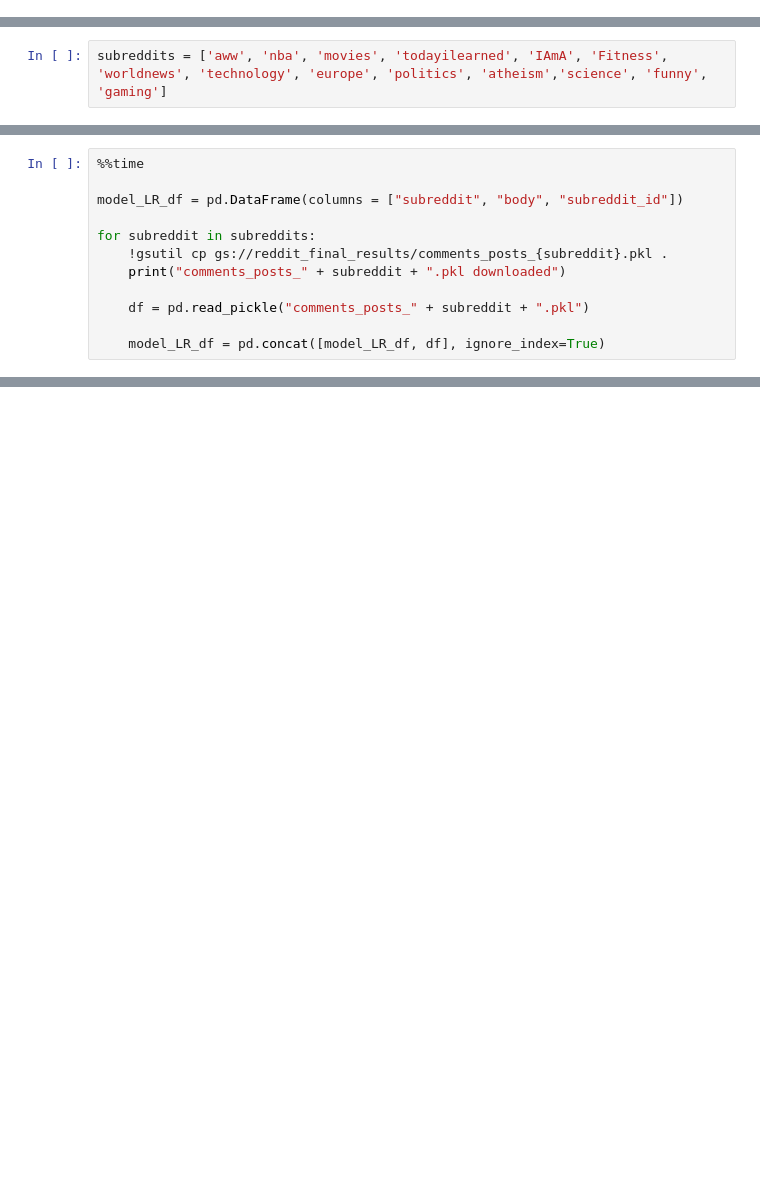
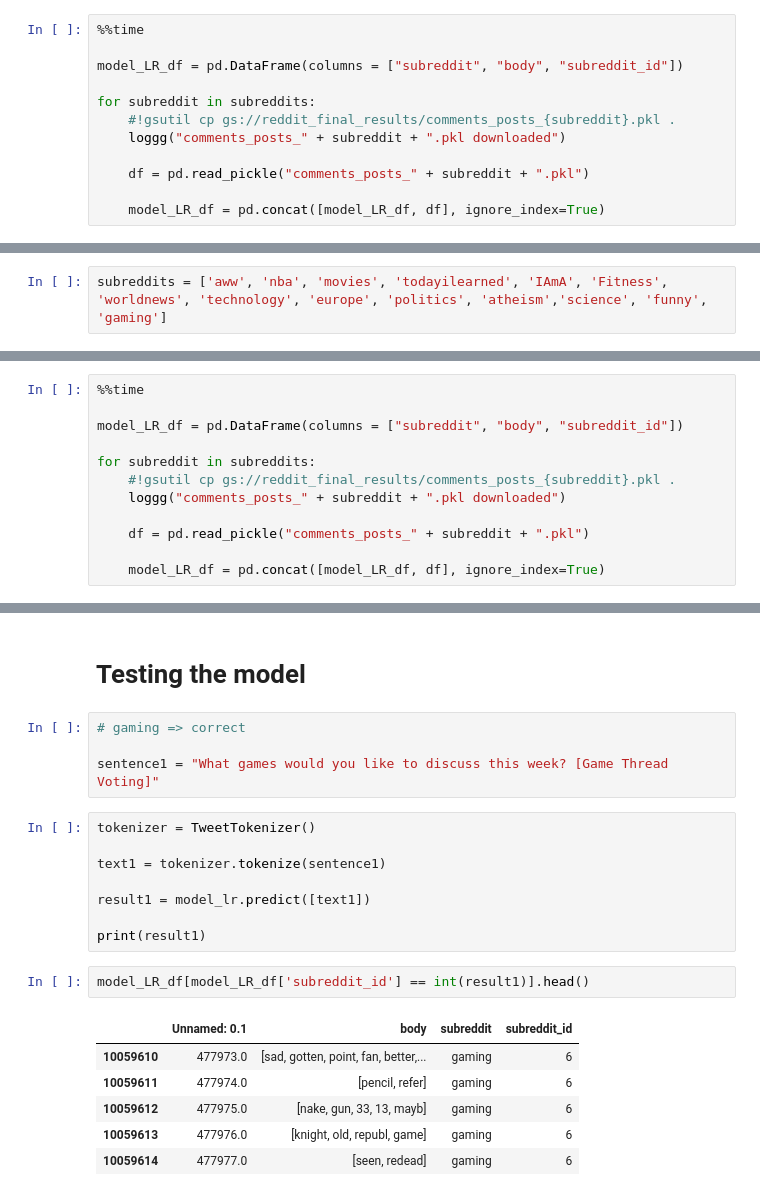
Before and after one commit to galligiuly/TFM-Which-subreddit-best-fits-my-post, a Jupyter notebook: 05_final_modelling/07.1_modelling_LRC_TFIDF.ipynb, the cells around one changed output, grey strips where cells are left out. Cells and saved outputs as stored; diff of their text form; blank space fills up the shorter version.

Commit message:
modifications on actuals models

```diff
--- a/05_final_modelling/07.1_modelling_LRC_TFIDF.ipynb
+++ b/05_final_modelling/07.1_modelling_LRC_TFIDF.ipynb
@@ -62,0 +86,12 @@ from sklearn.metrics import confusion_matrix, classification_report
+# %%
+%%time
+
+model_LR_df = pd.DataFrame(columns = ["subreddit", "body", "subreddit_id"])
+
+for subreddit in subreddits:
+    #!gsutil cp gs://reddit_final_results/comments_posts_{subreddit}.pkl .
+    loggg("comments_posts_" + subreddit + ".pkl downloaded")
+
+    df = pd.read_pickle("comments_posts_" + subreddit + ".pkl")
+
+    model_LR_df = pd.concat([model_LR_df, df], ignore_index=True)
@@ -72,8 +220,8 @@ subreddits = ['aww', 'nba', 'movies', 'todayilearned', 'IAmA', 'Fitness', 'world
 model_LR_df = pd.DataFrame(columns = ["subreddit", "body", "subreddit_id"])
 
 for subreddit in subreddits:
-    !gsutil cp gs://reddit_final_results/comments_posts_{subreddit}.pkl .
-    print("comments_posts_" + subreddit + ".pkl downloaded")
+    #!gsutil cp gs://reddit_final_results/comments_posts_{subreddit}.pkl .
+    loggg("comments_posts_" + subreddit + ".pkl downloaded")
 
     df = pd.read_pickle("comments_posts_" + subreddit + ".pkl")
 
@@ -286,0 +367,23 @@ print(np.mean(predicted_labels == data["test"]["labels"]))
+# %% [markdown]
+# Testing the model
+# %%
+# gaming => correct
+
+sentence1 = "What games would you like to discuss this week? [Game Thread Voting]"
+# %%
+tokenizer = TweetTokenizer()
+
+text1 = tokenizer.tokenize(sentence1)
+
+result1 = model_lr.predict([text1])
+
+print(result1)
+# %%
+model_LR_df[model_LR_df['subreddit_id'] == int(result1)].head()
+# %% [output]
+|  | Unnamed: 0.1 | body | subreddit | subreddit_id |
+| 10059610 | 477973.0 | [sad, gotten, point, fan, better,... | gaming | 6 |
+| 10059611 | 477974.0 | [pencil, refer] | gaming | 6 |
+| 10059612 | 477975.0 | [nake, gun, 33, 13, mayb] | gaming | 6 |
+| 10059613 | 477976.0 | [knight, old, republ, game] | gaming | 6 |
+| 10059614 | 477977.0 | [seen, redead] | gaming | 6 |
```
Also changed, not shown: parts of 54 cells of this notebook, 3 other files.
